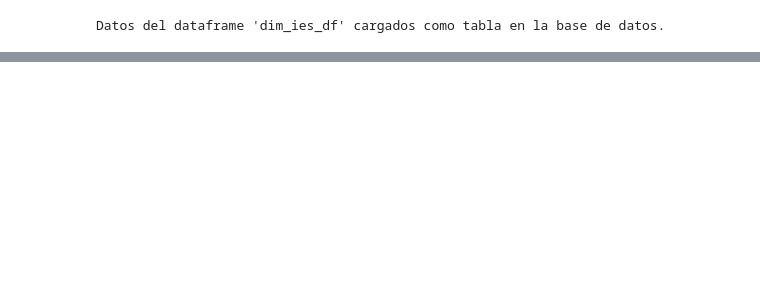
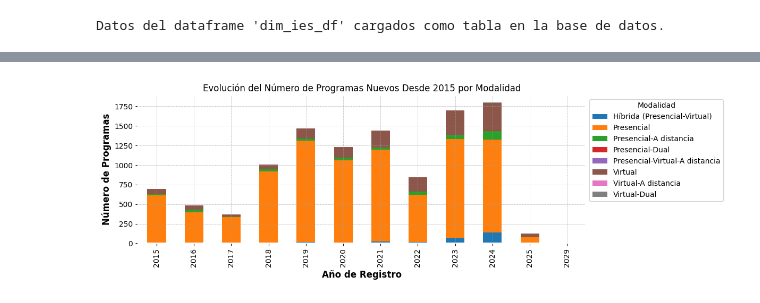
Before and after one commit to jennramos87/Proyecto_ETL, a Jupyter notebook: Porgrams.ipynb, the cells around one changed output, grey strips where cells are left out. Cells and saved outputs as stored; diff of their text form; code cells hidden in the pictures; blank space fills up the shorter version.

```diff
--- a/Porgrams.ipynb
+++ b/Porgrams.ipynb
@@ -140,7 +142,7 @@ df_programs_copy.drop(columns=
             ['CODIGO_INSTITUCION','CODIGO_ANTERIOR_ICFES','TITULO_OTORGADO','JUSTIFICACION',
             'JUSTIFICACION_DETALLADA','FECHA_EJECUTORIA','RESOLUCION_DE_APROBACION',
             'FECHA_DE_RESOLUCION','PROGRAMA_EN_CONVENIO','VIGENCIA TRANSITORIA','VIGENCIA_ANOS',
-            'FECHA_DE_REGISTRO_EN_SNIES','OBSERVACION DECRETO 1174/23'], inplace=True)
+            'OBSERVACION DECRETO 1174/23'], inplace=True)
 df_programs_copy.head()
 # %% [output]
 |  | CODIGO_INSTITUCION_PADRE | NOMBRE_INSTITUCION | ESTADO_INSTITUCION | CARACTER_ACADEMICO | SECTOR | ... |
@@ -232,0 +329,16 @@ df_programs_copy.head()
+# %%
+# Reemplazar valores nulos por "No clasificado" en las columnas especificadas
+columns_to_update = ['CINE_F_2013_AC_CAMPO_ESPECIFIC',
+                     'CINE_F_2013_AC_CAMPO_DETALLADO',
+                     'PERIODICIDAD',
+                     'PERIODICIDAD_ADMISIONES',
+                     'DEPARTAMENTO_OFERTA_PROGRAMA',
+                     'MUNICIPIO_OFERTA_PROGRAMA']
+
+# Add "No clasificado" to the categories of each column if it is of type 'category'
+for column in columns_to_update:
+    if df_programs_copy[column].dtype.name == 'category':
+        df_programs_copy[column] = df_programs_copy[column].cat.add_categories("No clasificado")
+
+# Replace null values with "No clasificado"
+df_programs_copy[columns_to_update] = df_programs_copy[columns_to_update].fillna("No clasificado")
@@ -232,0 +361,6 @@ df_programs_copy.head()
+# %%
+df_programs_copy['MODALIDAD'] = df_programs_copy['MODALIDAD'].replace({
+    'Presencial-Virtual': 'Híbrida (Presencial-Virtual)',
+    'Dual': 'Presencial-Dual',
+    'A distancia': 'Presencial-A distancia'
+})
@@ -292,0 +490,20 @@ Datos del dataframe 'df_programs_copy' cargados como tabla 'facts_1st_course_enr
+# %%
+# Agrupar los datos por FECHA_DE_REGISTRO_EN_SNIES y MODALIDAD
+programs_by_modalidad = df_filtered_from_2015.groupby(
+    [df_filtered_from_2015['FECHA_DE_REGISTRO_EN_SNIES'].dt.year, 'MODALIDAD']
+).size().unstack(fill_value=0)
+
+# Crear la gráfica de columnas apiladas
+programs_by_modalidad.plot(kind='bar', stacked=True, figsize=(12, 4))
+
+# Configurar etiquetas y título
+plt.title('Evolución del Número de Programas Nuevos Desde 2015 por Modalidad')
+plt.xlabel('Año de Registro')
+plt.ylabel('Número de Programas')
+plt.legend(title='Modalidad', bbox_to_anchor=(1.0, 1), loc='upper left')
+plt.tight_layout()
+
+# Mostrar la gráfica
+plt.show()
+# %% [output]
+[figure, added]
```
Also changed, not shown: parts of 18 cells of this notebook, 2 other files.
